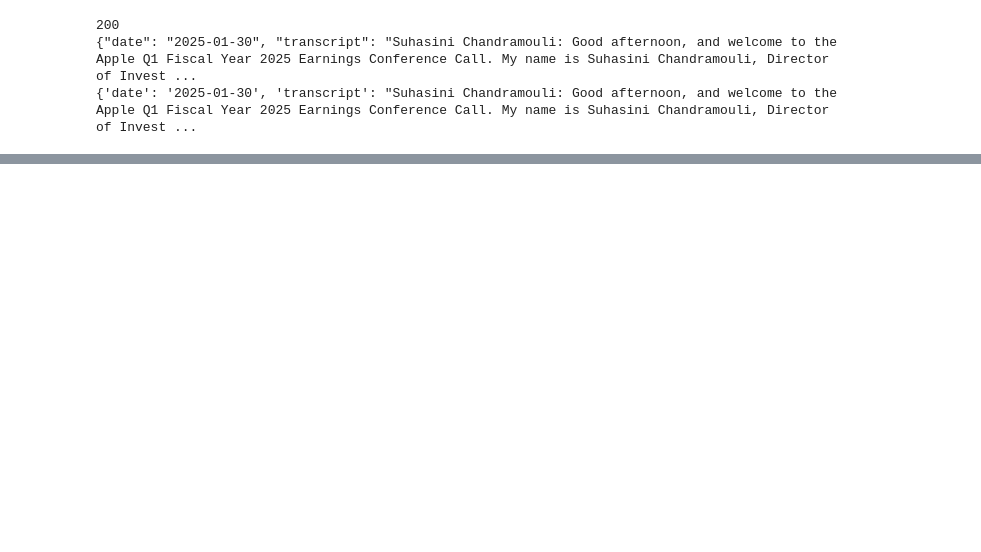
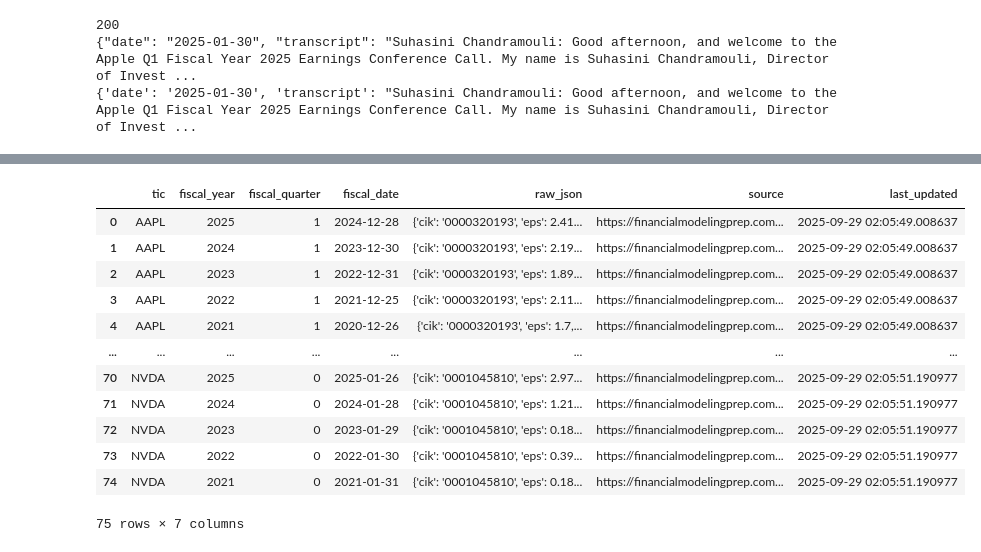
Before and after one commit to vincentsham/stock_ai_app, a Jupyter notebook: data_pipelines/analyze_stock_metadata.ipynb, the cells around one changed output, grey strips where cells are left out. Saved outputs shown, nothing was run; the diff lists cells and outputs as text; code cells hidden in the pictures; blank space fills up the shorter version.

```diff
--- a/data_pipelines/analyze_stock_metadata.ipynb
+++ b/data_pipelines/analyze_stock_metadata.ipynb
@@ -207,0 +225,27 @@ AAPL 2026 2
+# %%
+# Query the `income_statements` table
+conn = connect_to_db()
+if conn:
+    query = "SELECT * FROM income_statements;"
+    df = pd.read_sql_query(query, conn)
+    conn.close()
+
+    # Replace NaN with None for consistency
+    df = df.where(pd.notnull(df), None)
+
+    # Display the data
+    display(df)
+# %% [output]
+|  | tic | fiscal_year | fiscal_quarter | fiscal_date | raw_json | source | last_updated |
+| 0 | AAPL | 2025 | 1 | 2024-12-28 | {'cik': '0000320193', 'eps': 2.41... | https://financialmodelingprep.com... | 2025-09-29 02:05:49.008637 |
+| 1 | AAPL | 2024 | 1 | 2023-12-30 | {'cik': '0000320193', 'eps': 2.19... | https://financialmodelingprep.com... | 2025-09-29 02:05:49.008637 |
+| 2 | AAPL | 2023 | 1 | 2022-12-31 | {'cik': '0000320193', 'eps': 1.89... | https://financialmodelingprep.com... | 2025-09-29 02:05:49.008637 |
+| 3 | AAPL | 2022 | 1 | 2021-12-25 | {'cik': '0000320193', 'eps': 2.11... | https://financialmodelingprep.com... | 2025-09-29 02:05:49.008637 |
+| 4 | AAPL | 2021 | 1 | 2020-12-26 | {'cik': '0000320193', 'eps': 1.7,... | https://financialmodelingprep.com... | 2025-09-29 02:05:49.008637 |
+| ... | ... | ... | ... | ... | ... | ... | ... |
+| 70 | NVDA | 2025 | 0 | 2025-01-26 | {'cik': '0001045810', 'eps': 2.97... | https://financialmodelingprep.com... | 2025-09-29 02:05:51.190977 |
+| 71 | NVDA | 2024 | 0 | 2024-01-28 | {'cik': '0001045810', 'eps': 1.21... | https://financialmodelingprep.com... | 2025-09-29 02:05:51.190977 |
+| 72 | NVDA | 2023 | 0 | 2023-01-29 | {'cik': '0001045810', 'eps': 0.18... | https://financialmodelingprep.com... | 2025-09-29 02:05:51.190977 |
+| 73 | NVDA | 2022 | 0 | 2022-01-30 | {'cik': '0001045810', 'eps': 0.39... | https://financialmodelingprep.com... | 2025-09-29 02:05:51.190977 |
+| 74 | NVDA | 2021 | 0 | 2021-01-31 | {'cik': '0001045810', 'eps': 0.18... | https://financialmodelingprep.com... | 2025-09-29 02:05:51.190977 |
+75 rows × 7 columns
```
Also changed, not shown: parts of 9 cells of this notebook, 9 other files.
